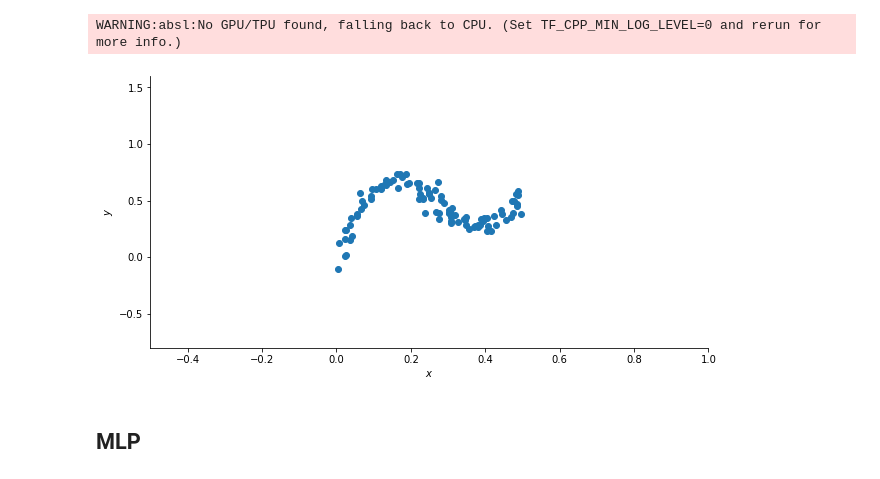
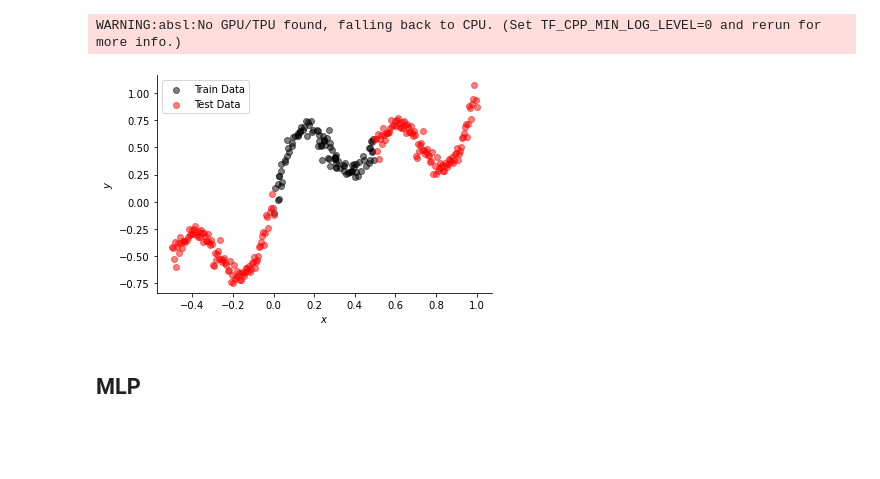
Before and after one commit to nipunbatra/bnn-zoo, a Jupyter notebook: notebooks/regression/sinData_comparison.ipynb, the cells around one changed output. Saved outputs shown, nothing was run; the diff lists cells and outputs as text; code cells hidden in the pictures; blank space fills up the shorter version.

```diff
--- a/notebooks/regression/sinData_comparison.ipynb
+++ b/notebooks/regression/sinData_comparison.ipynb
@@ -26,13 +28,5 @@ WARNING:absl:No GPU/TPU found, falling back to CPU. (Set TF_CPP_MIN_LOG_LEVEL=0
 # %%
-X, y, x_test_1, y_test_1, x_test_2, y_test_2 = sin_data.load_data()
+X,y,x_test_1,y_test_1,x_test_2,y_test_2 = sin_data.load_data()
+plot.plot_actualdata(X,y,x_test_1,y_test_1,x_test_2,y_test_2)
+# %% [output]
+[figure, added]
-# %%
-plt.figure(figsize=(10,5))
-plt.scatter(X,y)
-plt.xlabel("$x$")
-plt.ylabel("$y$")
-plt.xlim(-0.5, 1.0)
-plt.ylim(-0.8, 1.6)
-sns.despine()
-plt.show()
-# %% [output]
-[figure, removed]
```
Also changed, not shown: parts of 23 cells of this notebook, 3 other files.
